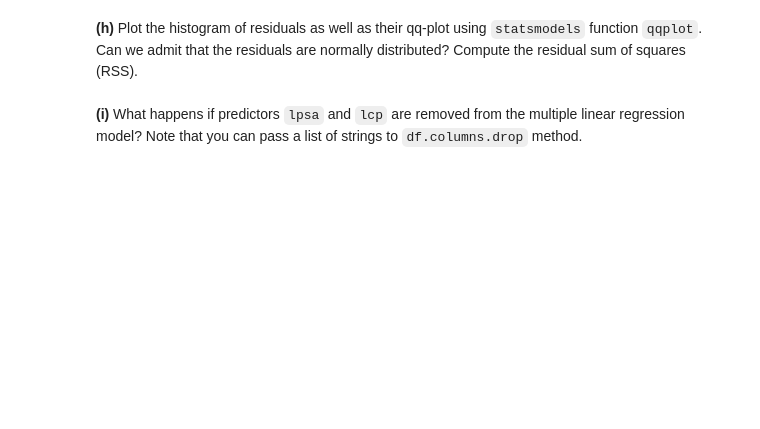
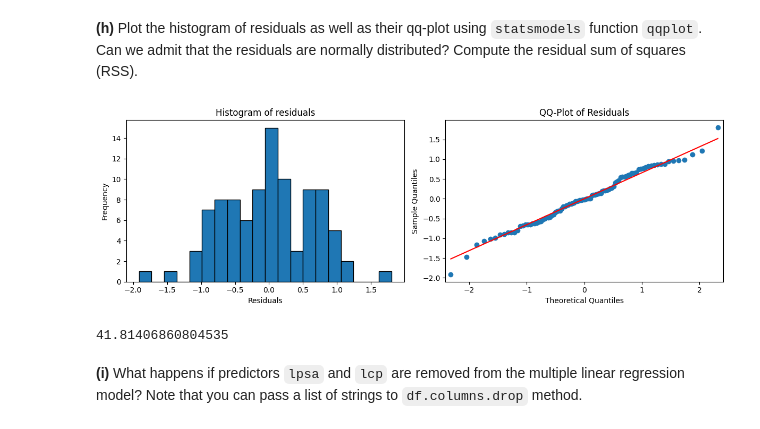
Before and after one commit to Guyb03/TPASA_reports, a Jupyter notebook: TP1/TP1.ipynb, the cells around one changed output. Drawn from its saved outputs; the diff is of its cells as text; code cells hidden in the pictures; blank space fills up the shorter version.

```diff
--- a/TP1/TP1.ipynb
+++ b/TP1/TP1.ipynb
@@ -196,4 +393,23 @@ Use command `results.sumary()` to get the statistical summary of the estimated c
 # %% [markdown]
 **(h)** Plot the histogram of residuals as well as their qq-plot using `statsmodels` function `qqplot`. Can we admit that the residuals are normally distributed? Compute the residual sum of squares (RSS).
+# %%
+fig, axes = plt.subplots(1, 2, figsize=(12, 4))
+
+axes[0].hist(results.resid, bins=20, edgecolor='black')
+axes[0].set_title('Histogram of residuals')
+axes[0].set_xlabel('Residuals')
+axes[0].set_ylabel('Frequency')
+
+sm.qqplot(results.resid, line='s', ax=axes[1])
+axes[1].set_title('QQ-Plot of Residuals')
+
+plt.tight_layout()
+plt.show()
+
+RSS = np.sum(results.resid**2)
+print(RSS)
+# %% [output]
+[figure, added]
+41.81406860804535
 # %% [markdown]
 **(i)** What happens if predictors `lpsa` and `lcp` are removed from the multiple linear regression model? Note that you can pass a list of strings to `df.columns.drop` method.
```
Also changed, not shown: parts of 20 cells of this notebook, 1 other file.
